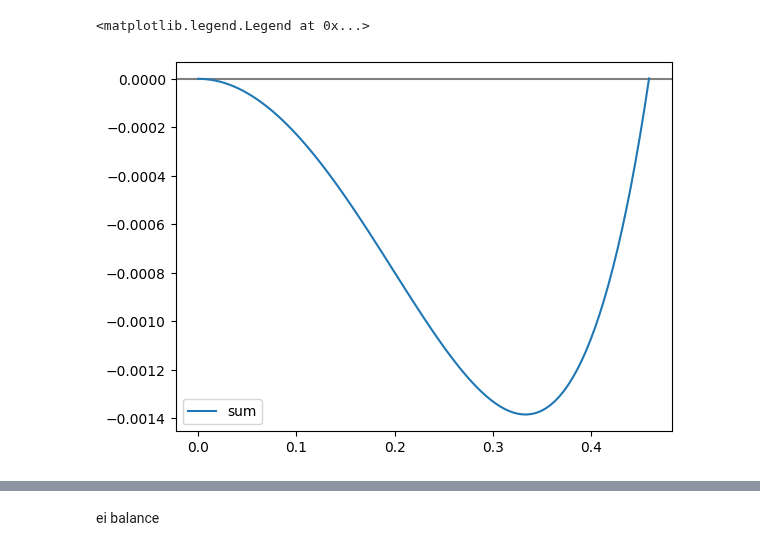
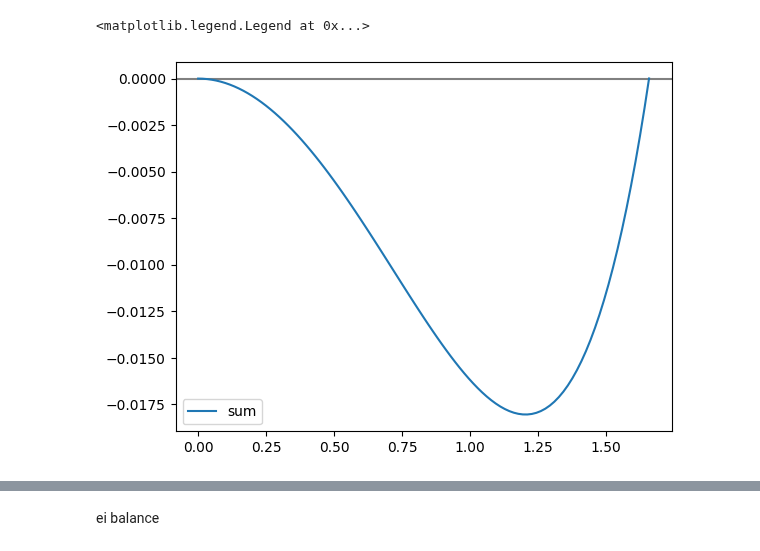
Before and after one commit to zhaoz0314/random-EI, a Jupyter notebook: pseudospatial/predictions.ipynb, the cells around one changed output, grey strips where cells are left out. Cells and saved outputs as stored; diff of their text form; code cells hidden in the pictures.

```diff
--- a/pseudospatial/predictions.ipynb
+++ b/pseudospatial/predictions.ipynb
@@ -68,45 +68,45 @@ plt.axvline(x = init_acov, color = 'gray')
 # %%
 acov_resolution = 100
 
 acov_idx_s = jnp.arange(acov_resolution + 1)
 acov_s = acov_idx_s / acov_resolution * init_acov
 
-# phi(g h)
+# # phi(g h)
+# potential_s_1 = -(acov_s ** 2 / 2)
+# potential_s_2 = num_integral_fct(
+#     num_integral_fct(tanh_itg_fct(unscaled_std * jnp.expand_dims(x_s, (0, 1)) * jnp.sqrt(init_acov - jnp.expand_dims(acov_s, (1, 2)))
+#                                   + unscaled_std * jnp.expand_dims(x_s, (0, 2)) * jnp.sqrt(jnp.expand_dims(acov_s, (1, 2))))
+#                  * jnp.expand_dims(std_gau_fct(x_s), (0, 1)),
+#                  resolution) ** 2
+#     * jnp.expand_dims(std_gau_fct(x_s), 0),
+#     resolution) / unscaled_std ** 2
+# potential_s_3 = -num_integral_fct(tanh_itg_fct(unscaled_std * x_s * jnp.sqrt(init_acov))
+#                                * std_gau_fct(x_s),
+#                                      resolution) **2 / unscaled_std ** 2
+
+# g phi(h)
 potential_s_1 = -(acov_s ** 2 / 2)
 potential_s_2 = num_integral_fct(
-    num_integral_fct(tanh_itg_fct(unscaled_std * jnp.expand_dims(x_s, (0, 1)) * jnp.sqrt(init_acov - jnp.expand_dims(acov_s, (1, 2)))
-                                  + unscaled_std * jnp.expand_dims(x_s, (0, 2)) * jnp.sqrt(jnp.expand_dims(acov_s, (1, 2))))
+    num_integral_fct(tanh_itg_fct(jnp.expand_dims(x_s, (0, 1)) * jnp.sqrt(init_acov - jnp.expand_dims(acov_s, (1, 2)))
+                                        + jnp.expand_dims(x_s, (0, 2)) * jnp.sqrt(jnp.expand_dims(acov_s, (1, 2))))
                  * jnp.expand_dims(std_gau_fct(x_s), (0, 1)),
                  resolution) ** 2
     * jnp.expand_dims(std_gau_fct(x_s), 0),
-    resolution) / unscaled_std ** 2
-potential_s_3 = -num_integral_fct(tanh_itg_fct(unscaled_std * x_s * jnp.sqrt(init_acov))
+    resolution) * unscaled_std ** 2
+potential_s_3 = -num_integral_fct(tanh_itg_fct(x_s * jnp.sqrt(init_acov))
                                * std_gau_fct(x_s),
-                                     resolution) **2 / unscaled_std ** 2
-
-# # g phi(h)
-# potential_s_1 = -(acov_s ** 2 / 2)
-# potential_s_2 = num_integral_fct(
-#     num_integral_fct(tanh_itg_fct(jnp.expand_dims(x_s, (0, 1)) * jnp.sqrt(init_acov - jnp.expand_dims(acov_s, (1, 2)))
-#                                         + jnp.expand_dims(x_s, (0, 2)) * jnp.sqrt(jnp.expand_dims(acov_s, (1, 2))))
-#                  * jnp.expand_dims(std_gau_fct(x_s), (0, 1)),
-#                  resolution) ** 2
-#     * jnp.expand_dims(std_gau_fct(x_s), 0),
-#     resolution) * unscaled_std ** 2
-# potential_s_3 = -num_integral_fct(tanh_itg_fct(x_s * jnp.sqrt(init_acov))
-#                                * std_gau_fct(x_s),
-#                                      resolution) **2 * unscaled_std ** 2
+                                     resolution) **2 * unscaled_std ** 2
 
 potential_s = potential_s_1 + potential_s_2 + potential_s_3
 potential_s = potential_s - potential_s[0]
 plt.axhline(y = 0, color = 'gray')
 #plt.plot(acov_s, potential_s_1, label = "^2")
 #plt.plot(acov_s, potential_s_2, label = "itg")
 #plt.plot(acov_s, jnp.full(acov_s.shape, potential_s_3), label = "c")
 plt.plot(acov_s, potential_s, label = "sum")
 plt.legend()
 # %% [output]
 <matplotlib.legend.Legend at 0x...>
-[figure, old version]
+[figure, new version]
 # %%
 # # phi(g h)
```
Also changed, not shown: parts of 8 cells of this notebook.
